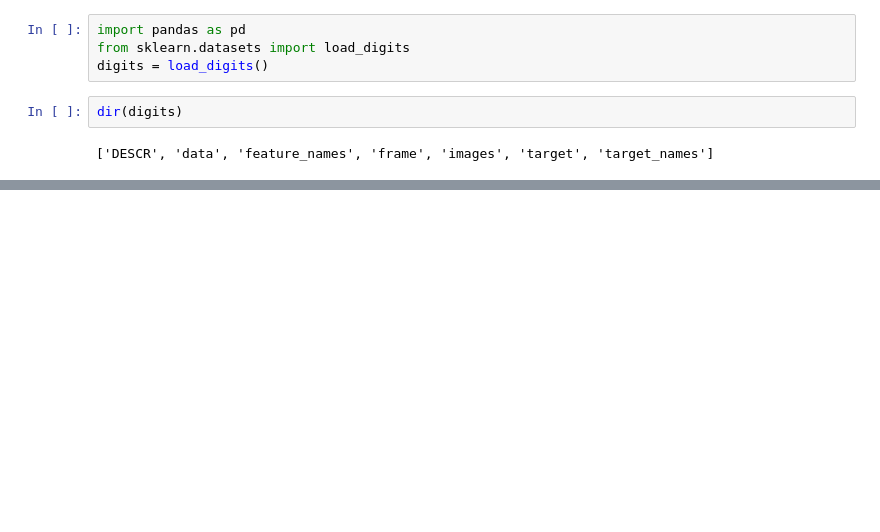
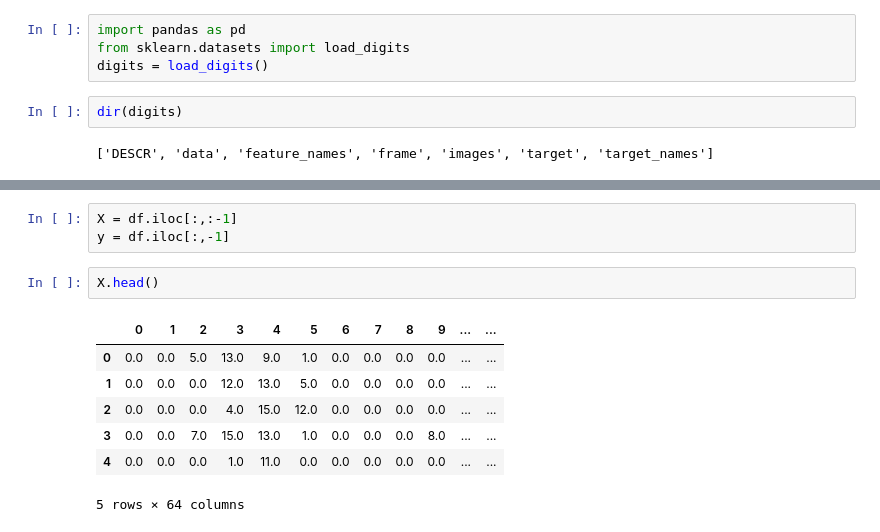
Before and after one commit to Hemanthghs/Machine-Learning, a Jupyter notebook: SVM/SVM_Handwritten_Digit_Classification.ipynb, the cells around one changed output, grey strips where cells are left out. Cells and saved outputs as stored; diff of their text form; blank space fills up the shorter version.

```diff
--- a/SVM/SVM_Handwritten_Digit_Classification.ipynb
+++ b/SVM/SVM_Handwritten_Digit_Classification.ipynb
@@ -12,0 +58,13 @@ digits.DESCR
+# %%
+X = df.iloc[:,:-1]
+y = df.iloc[:,-1]
+# %%
+X.head()
+# %% [output]
+|  | 0 | 1 | 2 | 3 | 4 | 5 | 6 | 7 | 8 | 9 | ... | ... |
+| 0 | 0.0 | 0.0 | 5.0 | 13.0 | 9.0 | 1.0 | 0.0 | 0.0 | 0.0 | 0.0 | ... | ... |
+| 1 | 0.0 | 0.0 | 0.0 | 12.0 | 13.0 | 5.0 | 0.0 | 0.0 | 0.0 | 0.0 | ... | ... |
+| 2 | 0.0 | 0.0 | 0.0 | 4.0 | 15.0 | 12.0 | 0.0 | 0.0 | 0.0 | 0.0 | ... | ... |
+| 3 | 0.0 | 0.0 | 7.0 | 15.0 | 13.0 | 1.0 | 0.0 | 0.0 | 0.0 | 8.0 | ... | ... |
+| 4 | 0.0 | 0.0 | 0.0 | 1.0 | 11.0 | 0.0 | 0.0 | 0.0 | 0.0 | 0.0 | ... | ... |
+5 rows × 64 columns
```
Also changed, not shown: parts of 13 cells of this notebook.
